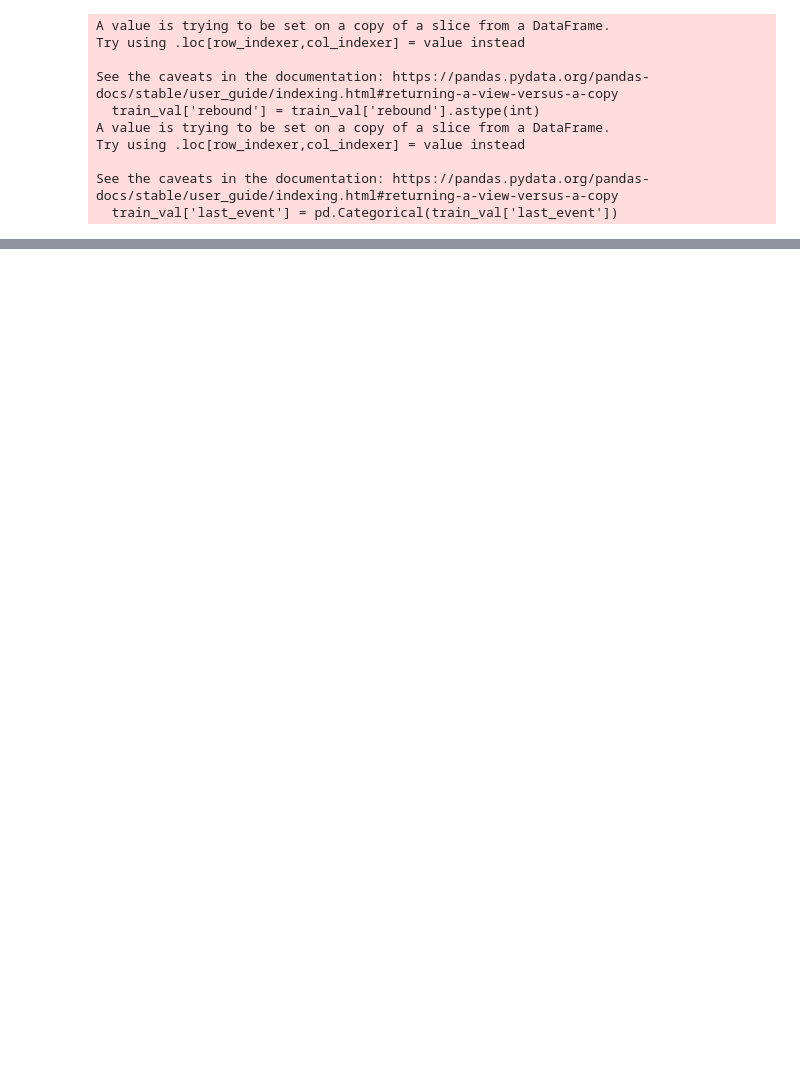
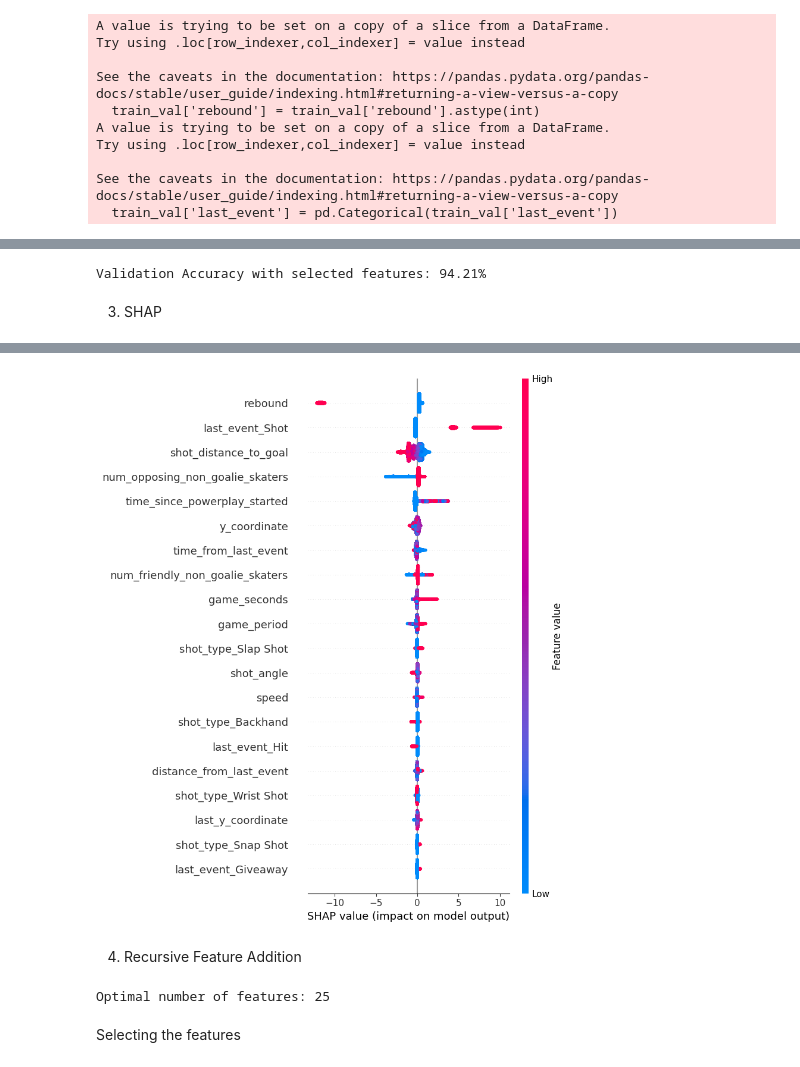
Before and after one commit to mahmoodhegazy/nhl_ds_project, a Jupyter notebook: src/advancemodel.ipynb, the cells around one changed output, grey strips where cells are left out. Saved outputs shown, nothing was run; the diff lists cells and outputs as text; code cells hidden in the pictures; blank space fills up the shorter version.

```diff
--- a/src/advancemodel.ipynb
+++ b/src/advancemodel.ipynb
@@ -364,0 +502,34 @@ Fitting 3 folds for each of 27 candidates, totalling 81 fits
+# %%
+feature_importance = xgb_da.feature_importances_
+
+k = 10
+top_k_features = feature_importance.argsort()[-k:][::-1]
+
+X_train_selected = X_train.iloc[:, top_k_features]
+X_val_selected = X_val.iloc[:, top_k_features]
+
+xgb_da_selected = xgb.XGBClassifier(
+    learning_rate=0.1,
+    n_estimators=100,
+    max_depth=8,
+    min_child_weight=1,
+    subsample=1.0,
+    colsample_bytree=0.9
+)
+
+xgb_da_selected.fit(X_train_selected, y_train)
+preds_selected = xgb_da_selected.predict(X_val_selected)
+accuracy_selected = accuracy_score(y_val, preds_selected)
+print("Validation Accuracy with selected features: {:.2f}%".format(accuracy_selected * 100))
+# %% [output]
+Validation Accuracy with selected features: 94.21%
+# %% [markdown]
+3. SHAP
+# %%
+import shap
+
+explainer = shap.TreeExplainer(xgb_da)
+shap_values = explainer.shap_values(X_train)
+
+shap.summary_plot(shap_values, X_train)
+# %% [output]
@@ -364,0 +537,12 @@ Fitting 3 folds for each of 27 candidates, totalling 81 fits
+[figure, added]
+# %% [markdown]
+4. Recursive Feature Addition
+# %%
+rfecv = RFECV(estimator=xgb_da, step=1, cv=5)
+rfecv.fit(X_train, y_train)
+
+print("Optimal number of features: %d" % rfecv.n_features_)
+# %% [output]
+Optimal number of features: 25
+# %% [markdown]
+Selecting the features
```
Also changed, not shown: parts of 64 cells of this notebook, 1 other file.
